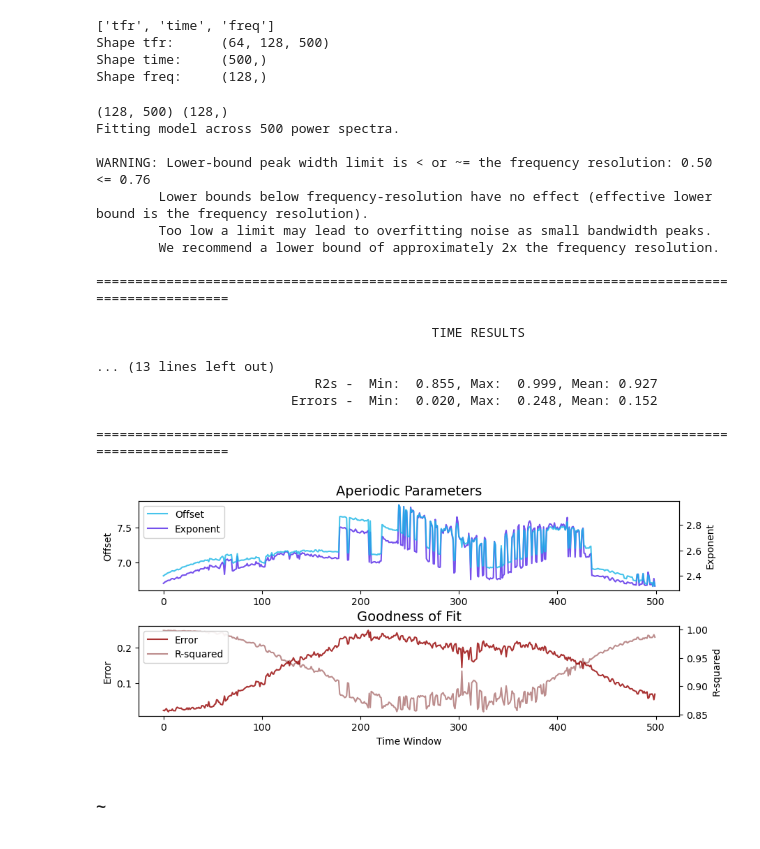
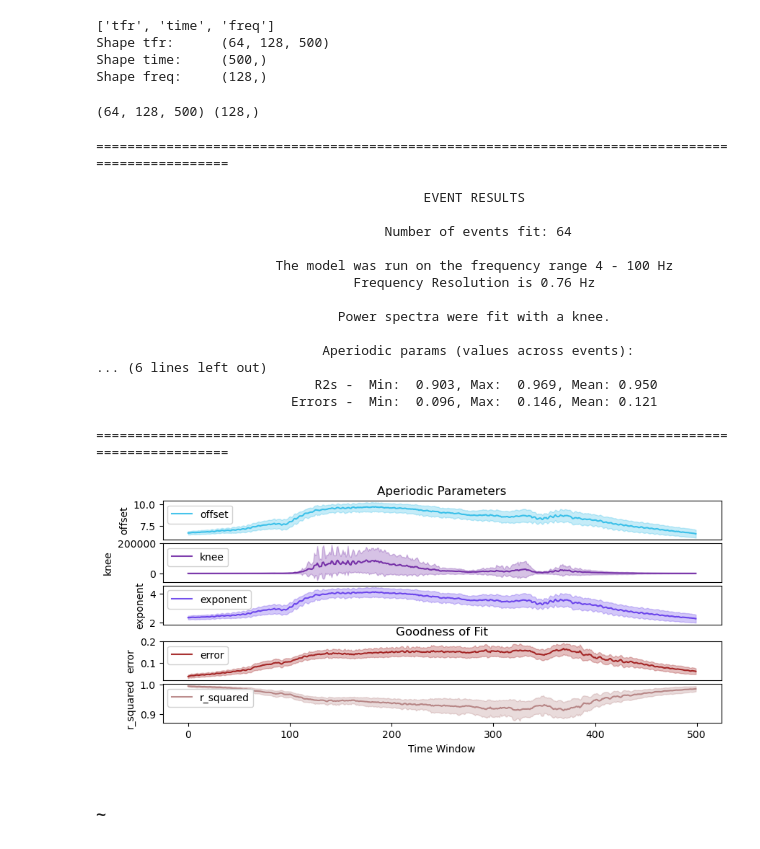
Before and after one commit to voytekresearch/v1_v4_1024_elec, a Jupyter notebook: notebooks/development/explore_spectralTimeModel.ipynb, the cells around one changed output. Cells and saved outputs as stored; diff of their text form; code cells hidden in the pictures.

Commit message:
plot stm param results

```diff
--- a/notebooks/development/explore_spectralTimeModel.ipynb
+++ b/notebooks/development/explore_spectralTimeModel.ipynb
@@ -47,28 +47,29 @@ Shape time:     (500,)
 Shape freq:     (128,)
 # %%
 # apply SpectralTimeModel
-spec = tfr[0]
+spec = tfr
 print(spec.shape, freq.shape)
-stm = SpectralTimeModel(**SPECPARAM_SETTINGS)
+stm = SpectralTimeEventModel(**SPECPARAM_SETTINGS)
 stm.report(freq, spec)
 # %% [output]
-(128, 500) (128,)
-Fitting model across 500 power spectra.
-
-WARNING: Lower-bound peak width limit is < or ~= the frequency resolution: 0.50 <= 0.76
-        Lower bounds below frequency-resolution have no effect (effective lower bound is the frequency resolution).
-        Too low a limit may lead to overfitting noise as small bandwidth peaks.
-        We recommend a lower bound of approximately 2x the frequency resolution.
-
-==================================================================================================
-
-                                           TIME RESULTS
-
-... (13 lines left out)
-                            R2s -  Min:  0.855, Max:  0.999, Mean: 0.927
-                         Errors -  Min:  0.020, Max:  0.248, Mean: 0.152
-
-==================================================================================================
+(64, 128, 500) (128,)
+==================================================================================================
+
+                                          EVENT RESULTS
+
+                                     Number of events fit: 64
+
+                       The model was run on the frequency range 4 - 100 Hz
+                                 Frequency Resolution is 0.76 Hz
+
+                               Power spectra were fit with a knee.
+
+                             Aperiodic params (values across events):
+... (6 lines left out)
+                            R2s -  Min:  0.903, Max:  0.969, Mean: 0.950
+                         Errors -  Min:  0.096, Max:  0.146, Mean: 0.121
+
+==================================================================================================
-[figure, old version]
+[figure, new version]
 # %% [markdown]
 ### ~
```
Also changed, not shown: parts of 2 cells of this notebook, 2 other files.
